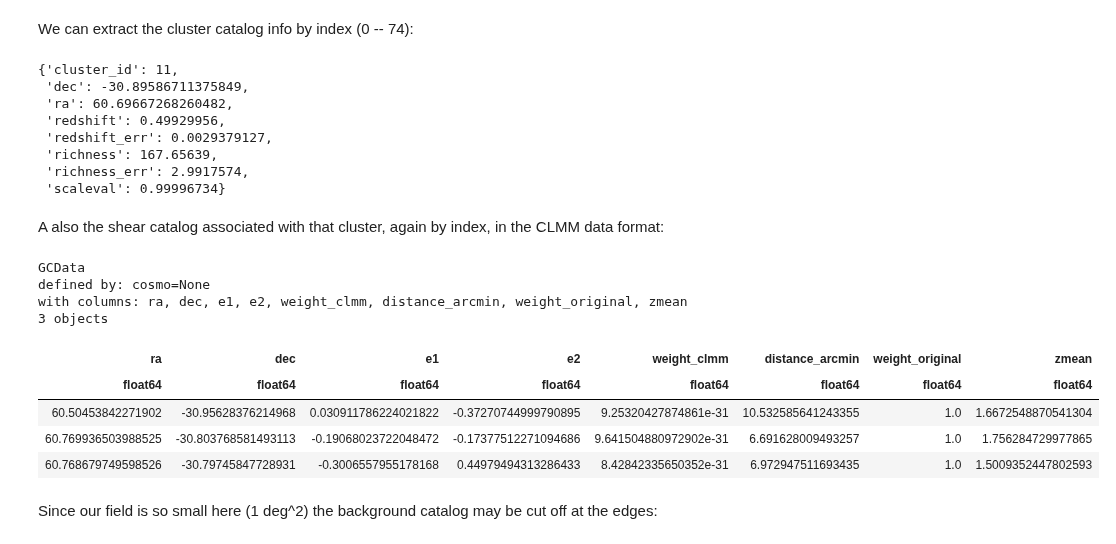
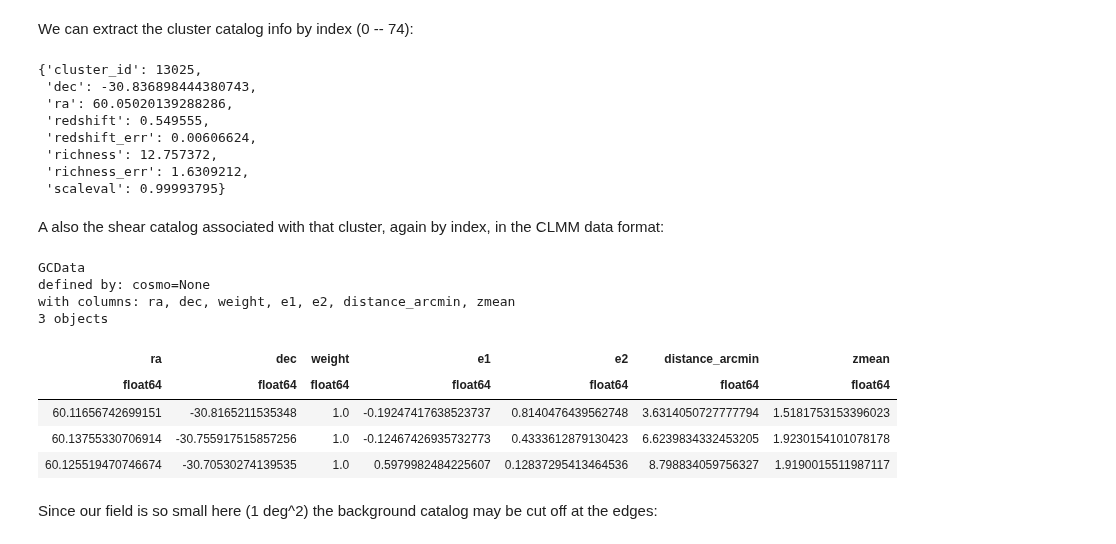
Before and after one commit to LSSTDESC/TXPipe, a Jupyter notebook: notebooks/txpipe_cluster_background_selection.ipynb, the cells around one changed output. Cells and saved outputs as stored; diff of their text form; code cells hidden in the pictures.

```diff
--- a/notebooks/txpipe_cluster_background_selection.ipynb
+++ b/notebooks/txpipe_cluster_background_selection.ipynb
@@ -155,32 +184,32 @@ Have 75 clusters
 # %% [markdown]
 We can extract the cluster catalog info by index (0 -- 74):
 # %%
-cluster_info = ccc.get_cluster_info(0)
+cluster_info = ccc.get_cluster_info(30)
 cluster_info
 # %% [output]
-{'cluster_id': 11,
- 'dec': -30.89586711375849,
- 'ra': 60.69667268260482,
- 'redshift': 0.49929956,
- 'redshift_err': 0.0029379127,
- 'richness': 167.65639,
- 'richness_err': 2.9917574,
- 'scaleval': 0.99996734}
+{'cluster_id': 13025,
+ 'dec': -30.836898444380743,
+ 'ra': 60.05020139288286,
+ 'redshift': 0.549555,
+ 'redshift_err': 0.00606624,
+ 'richness': 12.757372,
+ 'richness_err': 1.6309212,
+ 'scaleval': 0.99993795}
 # %% [markdown]
 A also the shear catalog associated with that cluster, again by index, in the CLMM data format:
 # %%
-bg_cat = ccc.get_background_shear_catalog(0)
+bg_cat = ccc.get_background_shear_catalog(30)
 bg_cat[0:3]
 # %% [output]
 GCData
 defined by: cosmo=None
-with columns: ra, dec, e1, e2, weight_clmm, distance_arcmin, weight_original, zmean
+with columns: ra, dec, weight, e1, e2, distance_arcmin, zmean
 3 objects
-| ra | dec | e1 | e2 | weight_clmm | distance_arcmin | weight_original | zmean |
-| float64 | float64 | float64 | float64 | float64 | float64 | float64 | float64 |
-| 60.50453842271902 | -30.95628376214968 | 0.030911786224021822 | -0.37270744999790895 | 9.25320427874861e-31 | 10.532585641243355 | 1.0 | 1.6672548870541304 |
-| 60.769936503988525 | -30.803768581493113 | -0.19068023722048472 | -0.17377512271094686 | 9.641504880972902e-31 | 6.691628009493257 | 1.0 | 1.756284729977865 |
-| 60.768679749598526 | -30.79745847728931 | -0.3006557955178168 | 0.44979494313286433 | 8.42842335650352e-31 | 6.972947511693435 | 1.0 | 1.5009352447802593 |
+| ra | dec | weight | e1 | e2 | distance_arcmin | zmean |
+| float64 | float64 | float64 | float64 | float64 | float64 | float64 |
+| 60.11656742699151 | -30.8165211535348 | 1.0 | -0.19247417638523737 | 0.8140476439562748 | 3.6314050727777794 | 1.5181753153396023 |
+| 60.13755330706914 | -30.755917515857256 | 1.0 | -0.12467426935732773 | 0.4333612879130423 | 6.6239834332453205 | 1.9230154101078178 |
+| 60.125519470746674 | -30.70530274139535 | 1.0 | 0.5979982484225607 | 0.12837295413464536 | 8.798834059756327 | 1.9190015511987117 |
 # %% [markdown]
 Since our field is so small here (1 deg^2) the background catalog may be cut off at the edges:
 # %%
```
Also changed, not shown: parts of 17 cells of this notebook.
